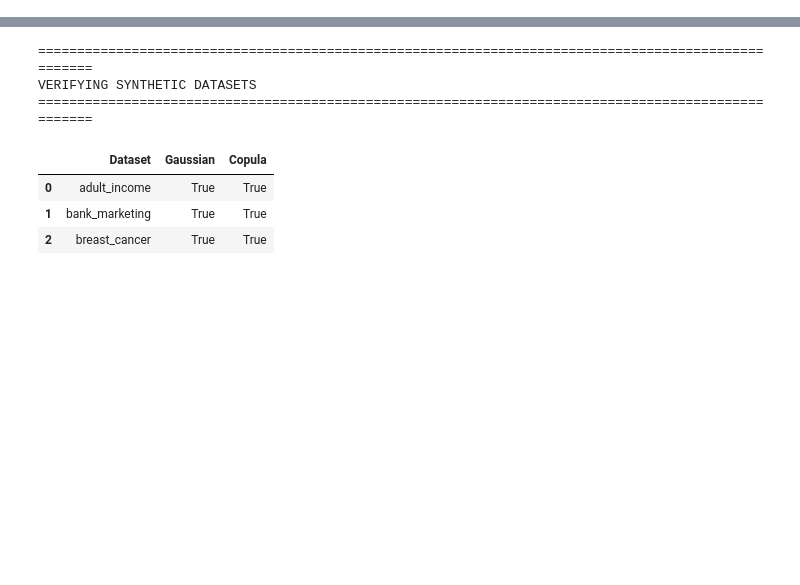
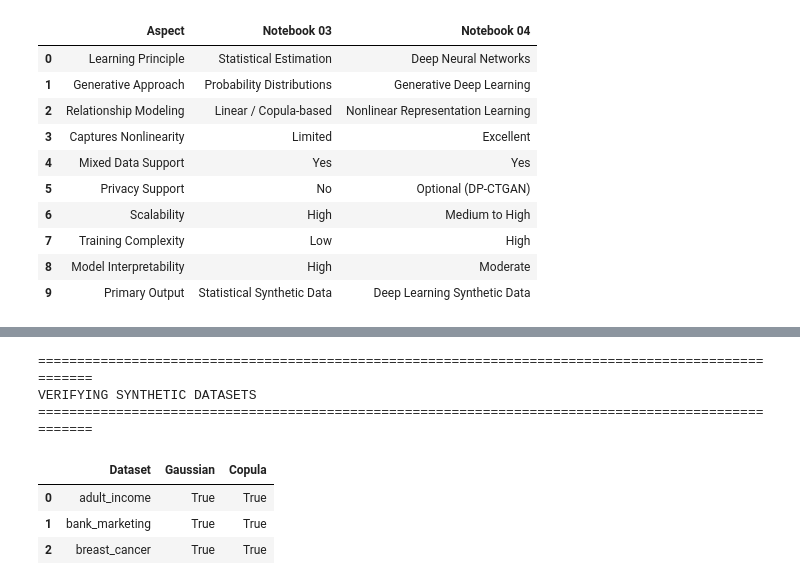
Before and after one commit to amzad-786githumb/Privacy-Preserving-Synthetic-Tabular-Data-Generation-Using-Generative-Adversarial-Networks, a Jupyter notebook: 04_Baseline_Deep_Models.ipynb, the cells around one changed output, grey strips where cells are left out. Drawn from its saved outputs; the diff is of its cells as text; code cells hidden in the pictures; blank space fills up the shorter version.

```diff
--- a/04_Baseline_Deep_Models.ipynb
+++ b/04_Baseline_Deep_Models.ipynb
@@ -1320,0 +278,87 @@ VERIFYING STATISTICAL MODELS
+# %%
+# ==============================================================================
+# A4. Comparison with Notebook 03
+# ==============================================================================
+
+COMPARISON = pd.DataFrame({
+
+    "Aspect": [
+
+        "Learning Principle",
+
+        "Generative Approach",
+
+        "Relationship Modeling",
+
+        "Captures Nonlinearity",
+
+        "Mixed Data Support",
+
+        "Privacy Support",
+
+        "Scalability",
+
+        "Training Complexity",
+
+        "Model Interpretability",
+
+        "Primary Output"
+
+    ],
+
+    "Notebook 03": [
+
+        "Statistical Estimation",
+
+        "Probability Distributions",
+
+        "Linear / Copula-based",
+
+        "Limited",
+
+        "Yes",
+
+        "No",
+
+        "High",
+
+        "Low",
+
+        "High",
+
+        "Statistical Synthetic Data"
+
+    ],
+
+    "Notebook 04": [
+
+        "Deep Neural Networks",
+
+        "Generative Deep Learning",
+
+        "Nonlinear Representation Learning",
+
+        "Excellent",
+
+        "Yes",
+
+        "Optional (DP-CTGAN)",
+
+        "Medium to High",
+
+        "High",
+
+        "Moderate",
+
+        "Deep Learning Synthetic Data"
+
+    ]
+
+})
+
+print("=" * 100)
+print("NOTEBOOK 03 vs NOTEBOOK 04")
+print("=" * 100)
+
+display(COMPARISON)
+# %% [output]
@@ -1320,0 +368,11 @@ VERIFYING STATISTICAL MODELS
+|  | Aspect | Notebook 03 | Notebook 04 |
+| 0 | Learning Principle | Statistical Estimation | Deep Neural Networks |
+| 1 | Generative Approach | Probability Distributions | Generative Deep Learning |
+| 2 | Relationship Modeling | Linear / Copula-based | Nonlinear Representation Learning |
+| 3 | Captures Nonlinearity | Limited | Excellent |
+| 4 | Mixed Data Support | Yes | Yes |
+| 5 | Privacy Support | No | Optional (DP-CTGAN) |
+| 6 | Scalability | High | Medium to High |
+| 7 | Training Complexity | Low | High |
+| 8 | Model Interpretability | High | Moderate |
+| 9 | Primary Output | Statistical Synthetic Data | Deep Learning Synthetic Data |
```
Also changed, not shown: parts of 51 cells of this notebook.
